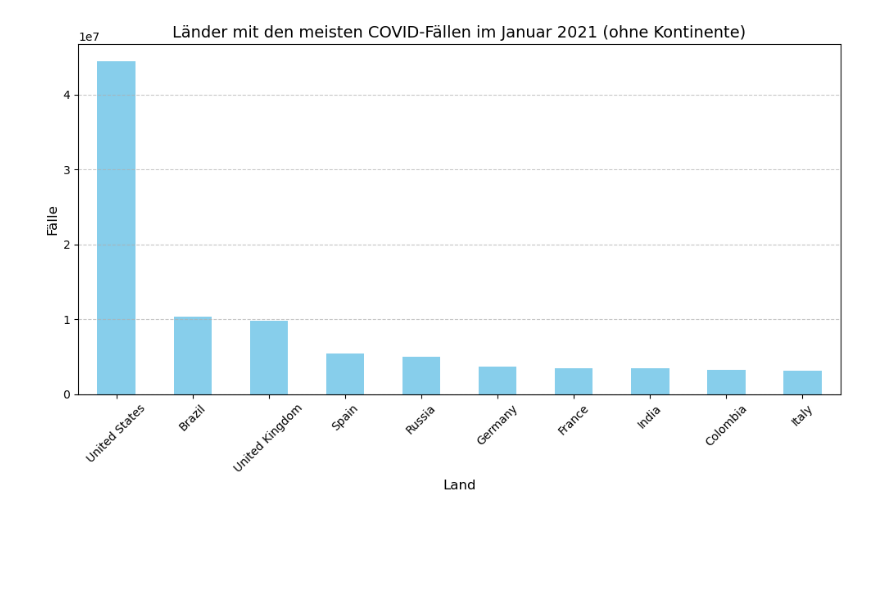
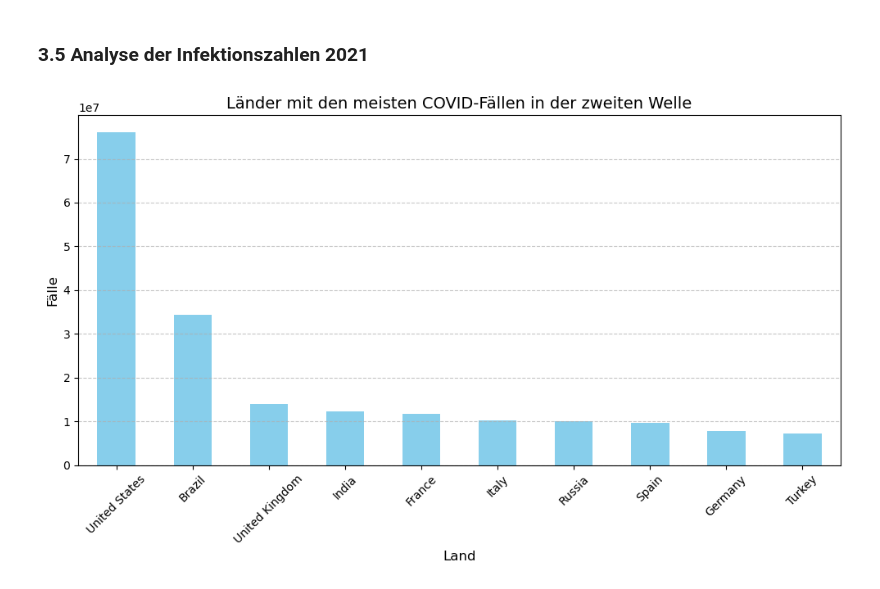
Before and after one commit to dieratob/LN-2_Informatik, a Jupyter notebook: COVID_Zahlen_LN2.ipynb, the cells around one changed output. Cells and saved outputs as stored; diff of their text form; code cells hidden in the pictures; blank space fills up the shorter version.

```diff
--- a/COVID_Zahlen_LN2.ipynb
+++ b/COVID_Zahlen_LN2.ipynb
@@ -38,0 +59,16 @@ df_pivot.head()
+# %%
+df['Day'] = pd.to_datetime(df['Day'])
+
+df_prefiltered = df[(df['Day'].dt.year.isin([2020, 2021])) & (df['Day'].dt.month <= 3)]
+
+excluded_countries = [
+    'Africa', 'Asia', 'Asia excl. China', 'Europe', 'European Union (27)',
+    'High-income countries', 'Lower-middle-income countries',
+    'Low-income countries', 'North America', 'Oceania', 'South America',
+    'Upper-middle-income countries', 'World', 'World excl. China',
+    'World excl. China and South Korea',
+    'World excl. China, South Korea, Japan and Singapore', "China"
+]
+df_filtered = df_prefiltered[~df_prefiltered['Country'].isin(excluded_countries)]
+df_filtered_pivot = df_filtered.pivot(index='Country', columns='Day', values='Reported cases')
+df_filtered_pivot.head(15)
@@ -125,39 +206,28 @@ plt.show()
+# %% [markdown]
+### 3.5 Analyse der Infektionszahlen 2021
 # %%
-# Alles was keine Länder sind wird ausgeschlossen
-excluded_entities = [
-    'Africa', 'Asia', 'Asia excl. China', 'Europe', 'European Union (27)',
-    'High-income countries', 'Lower-middle-income countries',
-    'Low-income countries', 'North America', 'Oceania', 'South America',
-    'Upper-middle-income countries', 'World', 'World excl. China',
-    'World excl. China and South Korea',
-    'World excl. China, South Korea, Japan and Singapore'
-]
+# Daten filtern: Nur für zweite Welle
+wave_2 = df_filtered[(df_filtered['Day'].dt.year == 2021)]
 
-# Daten filtern: Nur für Januar 2020
-Januar2021 = df[(df['Day'].dt.year == 2021) & (df['Day'].dt.month == 1)]
+# Aggregiere die Fälle nach Land
+aggwave_2 = wave_2.groupby('Country')['Reported cases'].sum().sort_values(ascending=False)
 
-# Entferne die auszuschließenden Entities
-Januar2021_filtered = Januar2021[~Januar2021['Entity'].isin(excluded_entities)]
-
-# Aggregiere die Fälle nach Land (ohne Kontinente und ausgeschlossene Entities)
-country_cases = Januar2021_filtered.groupby('Entity')['Weekly cases'].sum().sort_values(ascending=False)
-
-# Wähle die Top 5 Länder
-top_countries = country_cases.head(10)
+# Wähle die Top 10 Länder
+top_countries_2 = aggwave_2.head(10)
 
 # Plot erstellen
 plt.figure(figsize=(10, 6))
-top_countries.plot(kind='bar', color='skyblue')
+top_countries_2.plot(kind='bar', color='skyblue')
 
 # Titel und Achsenbeschriftungen hinzufügen
-plt.title('Länder mit den meisten COVID-Fällen im Januar 2021 (ohne Kontinente)', fontsize=14)
+plt.title('Länder mit den meisten COVID-Fällen in der zweiten Welle', fontsize=14)
 plt.xlabel('Land', fontsize=12)
 plt.ylabel('Fälle', fontsize=12)
 plt.xticks(rotation=45)
 plt.grid(axis='y', linestyle='--', alpha=0.7)
 
 # Plot anzeigen
 plt.tight_layout()
 plt.show()
 # %% [output]
-[figure, old version]
+[figure, new version]
```
Also changed, not shown: parts of 22 cells of this notebook, 1 other file.
